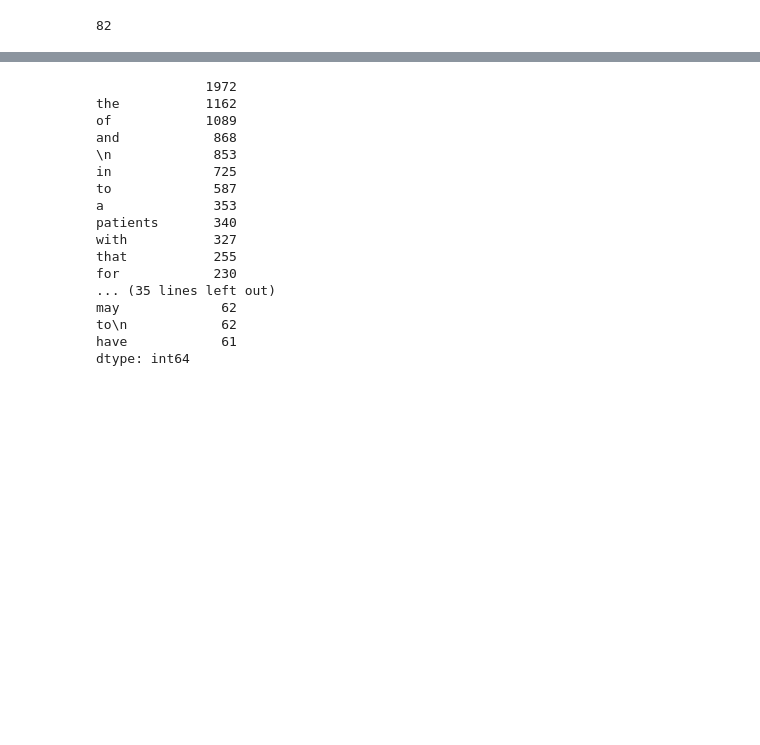
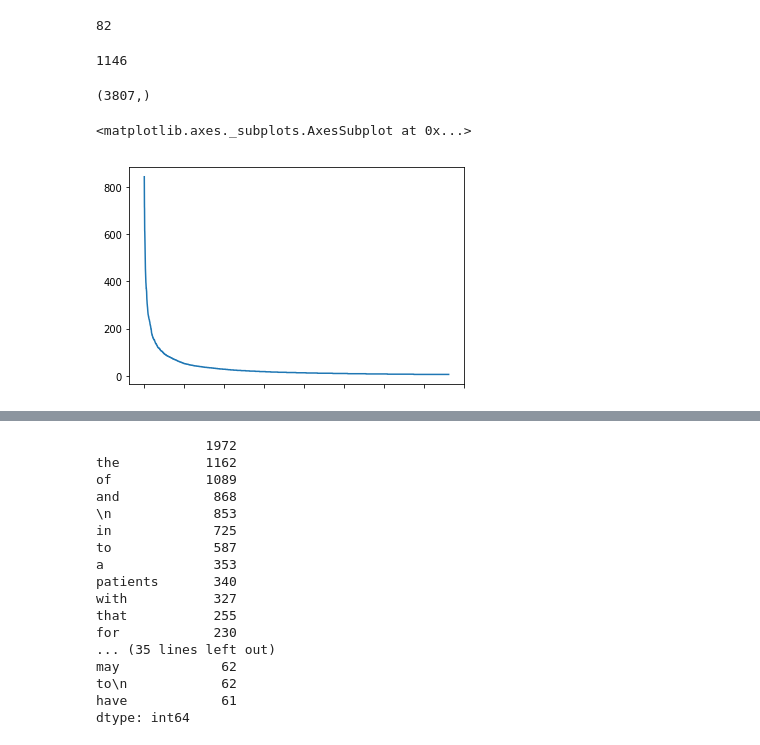
Before and after one commit to ismms-himc/covid-19_sinai_reviews, a Jupyter notebook: notebooks/1.0.0_Parse_Keywords.ipynb, the cells around one changed output, grey strips where cells are left out. Saved outputs shown, nothing was run; the diff lists cells and outputs as text; code cells hidden in the pictures; blank space fills up the shorter version.

Commit message:
testing out parsing keywords from abstracts, probably better off parsing keywords

```diff
--- a/notebooks/1.0.0_Parse_Keywords.ipynb
+++ b/notebooks/1.0.0_Parse_Keywords.ipynb
@@ -10,0 +17,35 @@ len(all_files)
+# %%
+req_dict = json.loads(r.text)
+# %%
+stop_words = ["i","me","my","myself","we","us","our","ours","ourselves","you","your","yours","yourself","yourselves","he","him","his","himself","she","her","hers","herself","it","its","itself","they","them","their","theirs","themselves","what","which","who","whom","whose","this","that","these","those","am","is","are","was","were","be","been","being","have","has","had","having","do","does","did","doing","will","would","should","can","could","ought","i'm","you're","he's","she's","it's","we're","they're","i've","you've","we've","they've","i'd","you'd","he'd","she'd","we'd","they'd","i'll","you'll","he'll","she'll","we'll","they'll","isn't","aren't","wasn't","weren't","hasn't","haven't","hadn't","doesn't","don't","didn't","won't","wouldn't","shan't","shouldn't","can't","cannot","couldn't","mustn't","let's","that's","who's","what's","here's","there's","when's","where's","why's","how's","a","an","the","and","but","if","or","because","as","until","while","of","at","by","for","with","about","against","between","into","through","during","before","after","above","below","to","from","up","upon","down","in","out","on","off","over","under","again","further","then","once","here","there","when","where","why","how","all","any","both","each","few","more","most","other","some","such","no","nor","not","only","own","same","so","than","too","very","say","says","said","shall","2019","novel","patients","using","may","2019-ncov","2020"]
+stop_words.extend(['2020,', 'conclusions', 'characteristics'])
+# %%
+doi_words = {}
+all_words = []
+arr_papers = req_dict['rels']
+for inst_paper in arr_papers:
+
+    # get words from abstract
+    inst_words = [x.lower().replace(':','') for x in inst_paper['rel_abs'].split()]
+    inst_words = [x for x in inst_words if x not in stop_words]
+
+    # save words to dict
+    doi_words[inst_paper['rel_doi']] = sorted(list(set(inst_words)))
+
+    all_words.extend(inst_words)
+# %%
+len(arr_papers)
+# %% [output]
+1146
+# %%
+ser_count = pd.Series(all_words).value_counts()
+
+ser_count = ser_count[ser_count < len(arr_papers) * 0.75 ][ser_count > 5]
+ser_count.shape
+# %% [output]
+(3807,)
+# %%
+ser_count.plot()
+# %% [output]
+<matplotlib.axes._subplots.AxesSubplot at 0x...>
+[figure, added]
```
Also changed, not shown: parts of 4 cells of this notebook.
